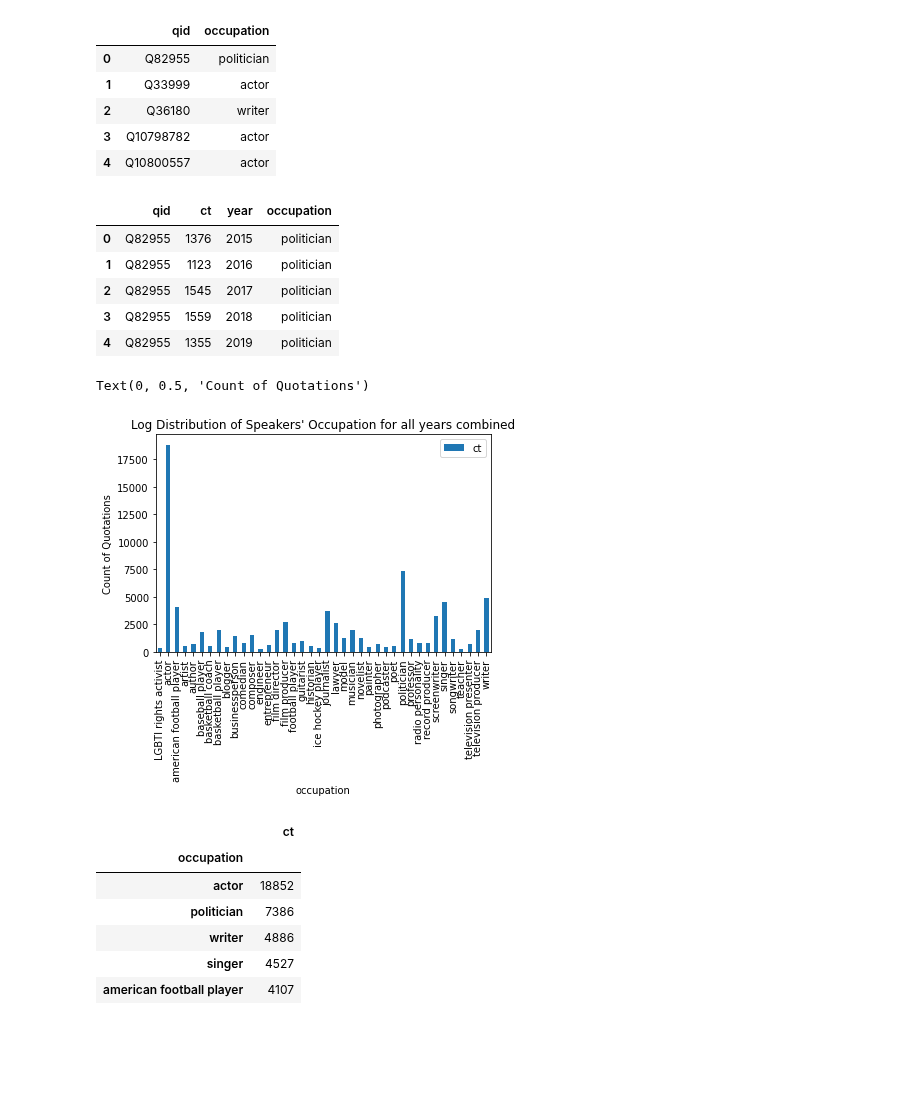
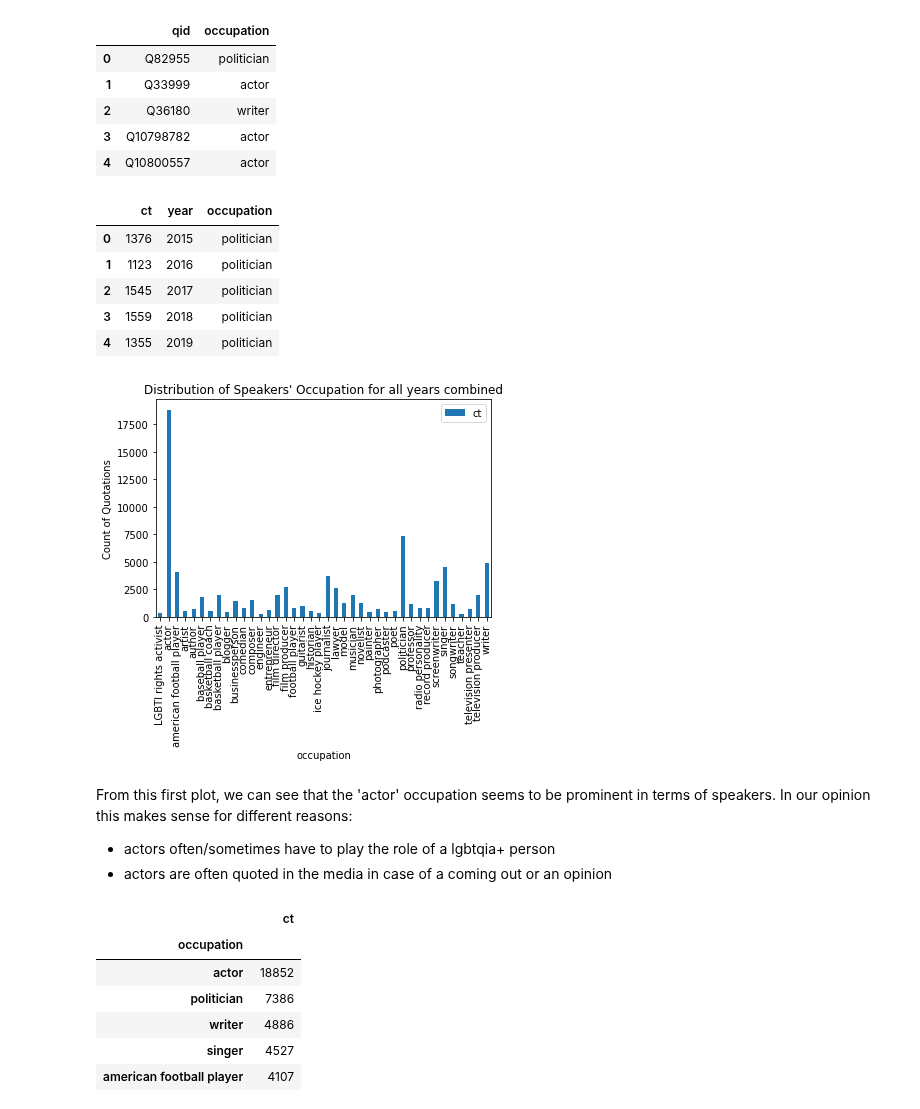
Before and after one commit to epfl-ada/ada-2021-project-ada_group_project, a Jupyter notebook: stats.ipynb, the cells around one changed output. Cells and saved outputs as stored; diff of their text form; code cells hidden in the pictures; blank space fills up the shorter version.

```diff
--- a/stats.ipynb
+++ b/stats.ipynb
@@ -197,11 +213,12 @@ occupation_QID.head()
 # %%
 # Merge the two dataframes
 merged_occ = pd.merge(occs, occupation_QID)
+merged_occ = merged_occ.drop('qid', axis=1)
 merged_occ.head()
 # %% [output]
-|  | qid | ct | year | occupation |
-| 0 | Q82955 | 1376 | 2015 | politician |
-| 1 | Q82955 | 1123 | 2016 | politician |
-| 2 | Q82955 | 1545 | 2017 | politician |
-| 3 | Q82955 | 1559 | 2018 | politician |
-| 4 | Q82955 | 1355 | 2019 | politician |
+|  | ct | year | occupation |
+| 0 | 1376 | 2015 | politician |
+| 1 | 1123 | 2016 | politician |
+| 2 | 1545 | 2017 | politician |
+| 3 | 1559 | 2018 | politician |
+| 4 | 1355 | 2019 | politician |
@@ -210,13 +225,16 @@ merged_occ = merged_occ.drop('qid', axis=1)
 # %%
-#TODO: make it look nicer ..log?
 # Distribution of genders for all years
 barchart_all = merged_occ.drop(['year'], axis=1).groupby('occupation').sum().reset_index()
 barchart_all.plot.bar(x='occupation', y='ct', rot=90)
-plt.title("Log Distribution of Speakers' Occupation for all years combined")
+plt.title("Distribution of Speakers' Occupation for all years combined")
 plt.ylabel("Count of Quotations")
+plt.show()
 # %% [output]
-Text(0, 0.5, 'Count of Quotations')
-[figure, old version]
+[figure, new version]
+# %% [markdown]
+From this first plot, we can see that the 'actor' occupation seems to be prominent in terms of speakers. In our opinion this makes sense for different reasons:
+- actors often/sometimes have to play the role of a lgbtqia+ person
+- actors are often quoted in the media in case of a coming out or an opinion
 # %%
 top10 = merged_occ.drop(['year'], axis = 1).groupby('occupation').sum().sort_values(by = 'ct', ascending=False).head(10)
 other_ct = merged_occ.ct.sum() - top10.ct.sum()
```
Also changed, not shown: parts of 26 cells of this notebook.
